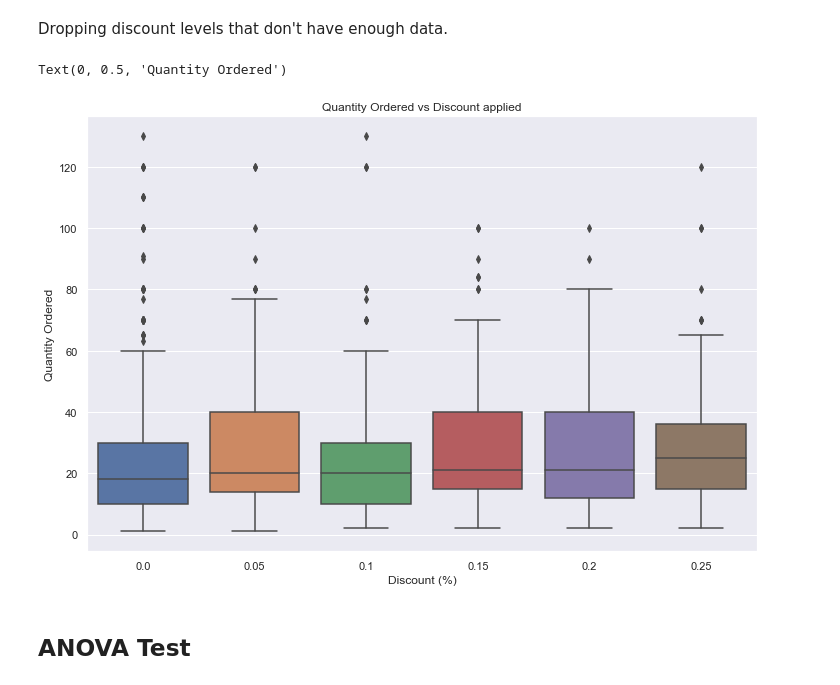
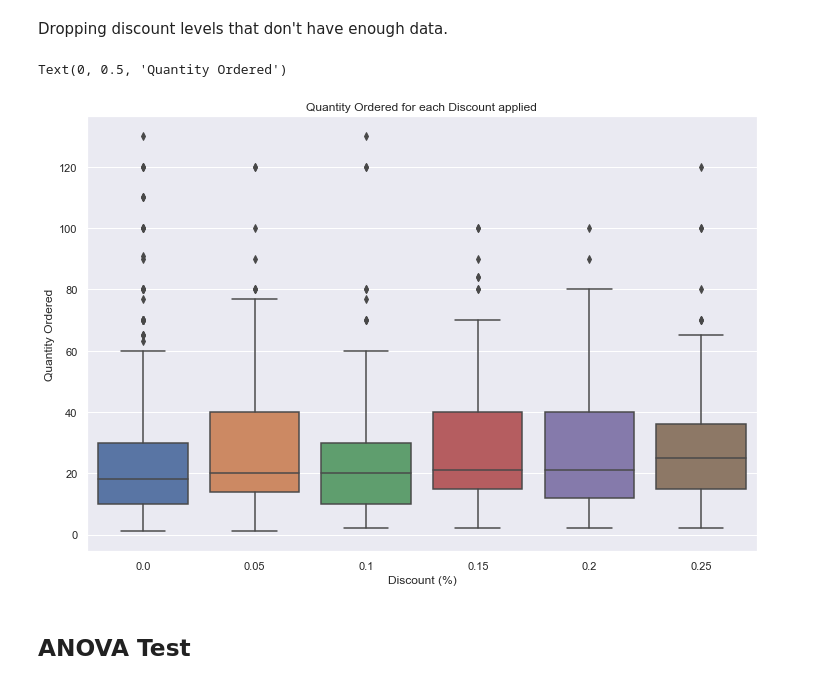
Before and after one commit to DTrimarchi10/dsc-mod-3-project-online-ds-ft-051319, a Jupyter notebook: Question1.ipynb, the cells around one changed output. Saved outputs shown, nothing was run; the diff lists cells and outputs as text; code cells hidden in the pictures.

```diff
--- a/Question1.ipynb
+++ b/Question1.ipynb
@@ -73,6 +78,6 @@ Average Quantity does seem higher for disounted (with the exception of the 0.01,
 ## Visualize the Data
 # %%
 #Query OrderDetail table - it contains all of the data needed for this question
-orderdetails_df = get_table('OrderDetail',conn)
+df = get_table('OrderDetail',conn)
 # %%
 sns.set(rc={'figure.figsize':(12,8)})
@@ -88,16 +93,16 @@ Dropping discount levels that don't have enough data.
 # %%
 #Drop some data for the visualization
 data_to_drop = [0.01, 0.02, 0.03, 0.04, 0.06]
-df = orderdetails_df[~orderdetails_df.Discount.isin(data_to_drop)]
+df = df[~df.Discount.isin(data_to_drop)]
 
 sns.set(rc={'figure.figsize':(12,8)})
 sns.boxplot(x='Discount',y='Quantity',data=df)
-plt.title('Quantity Ordered vs Discount applied')
+plt.title('Quantity Ordered for each Discount applied')
 plt.xlabel('Discount (%)');
 plt.ylabel('Quantity Ordered')
 # %% [output]
 Text(0, 0.5, 'Quantity Ordered')
-[figure, old version]
+[figure, new version]
 # %% [markdown]
 ## ANOVA Test
 # %%
```
Also changed, not shown: parts of 33 cells of this notebook, 16 other files.
